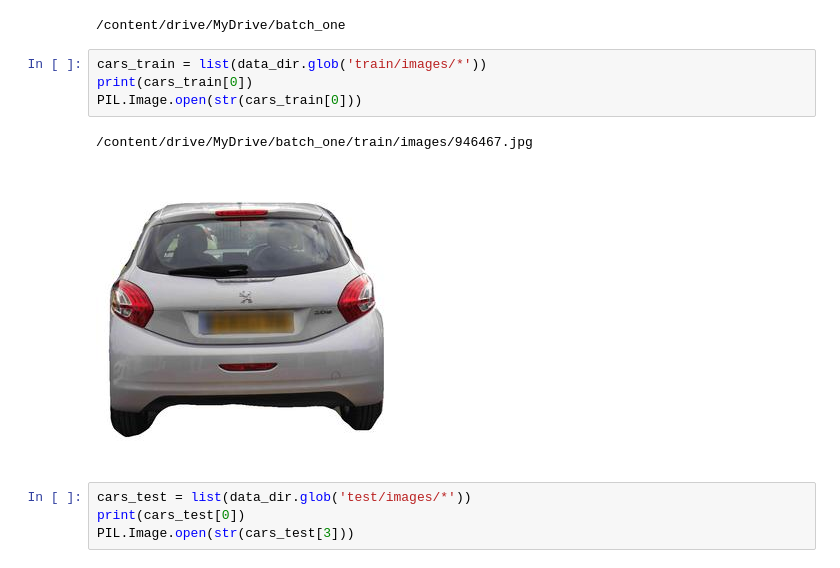
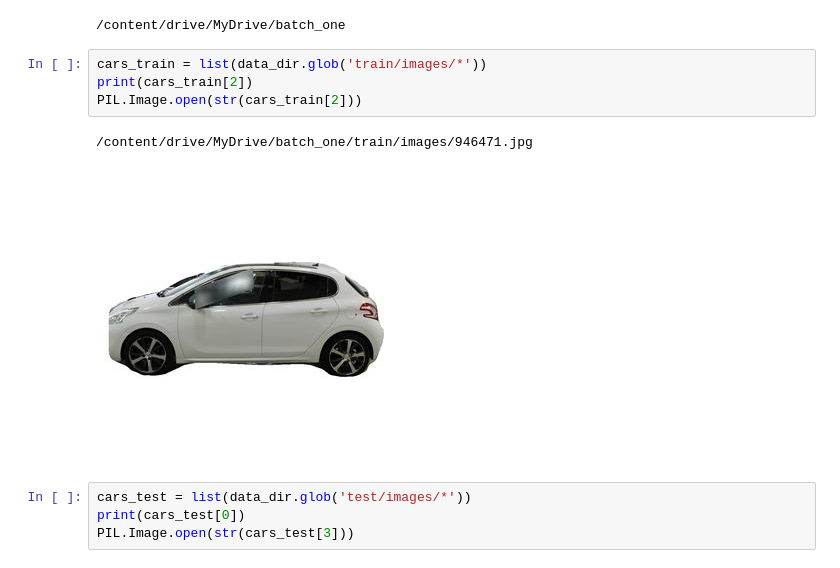
Before and after one commit to KhamessiTaha/CarVisionProject, a Jupyter notebook: Car_Model_Classification.ipynb, the cells around one changed output. Saved outputs shown, nothing was run; the diff lists cells and outputs as text.

```diff
--- a/Car_Model_Classification.ipynb
+++ b/Car_Model_Classification.ipynb
@@ -61,11 +62,11 @@ print(data_dir)
 /content/drive/MyDrive/batch_one
 # %%
 cars_train = list(data_dir.glob('train/images/*'))
-print(cars_train[0])
-PIL.Image.open(str(cars_train[0]))
+print(cars_train[2])
+PIL.Image.open(str(cars_train[2]))
 # %% [output]
-/content/drive/MyDrive/batch_one/train/images/946467.jpg
+/content/drive/MyDrive/batch_one/train/images/946471.jpg
-[figure, old version]
+[figure, new version]
 # %%
 cars_test = list(data_dir.glob('test/images/*'))
 print(cars_test[0])
```
Also changed, not shown: parts of 11 cells of this notebook.
